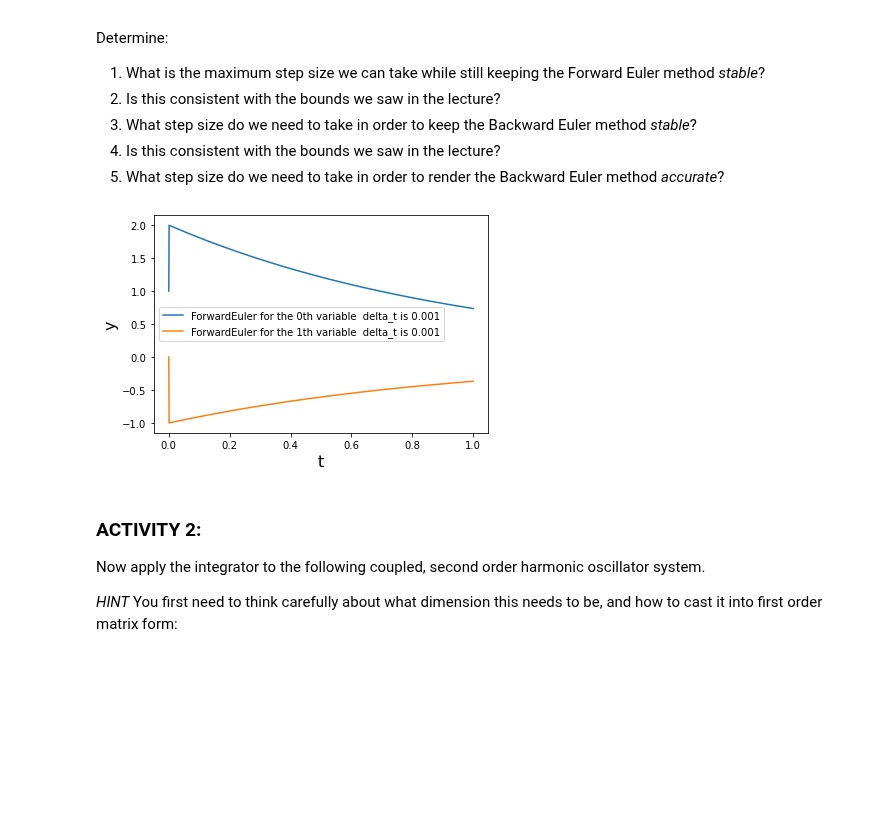
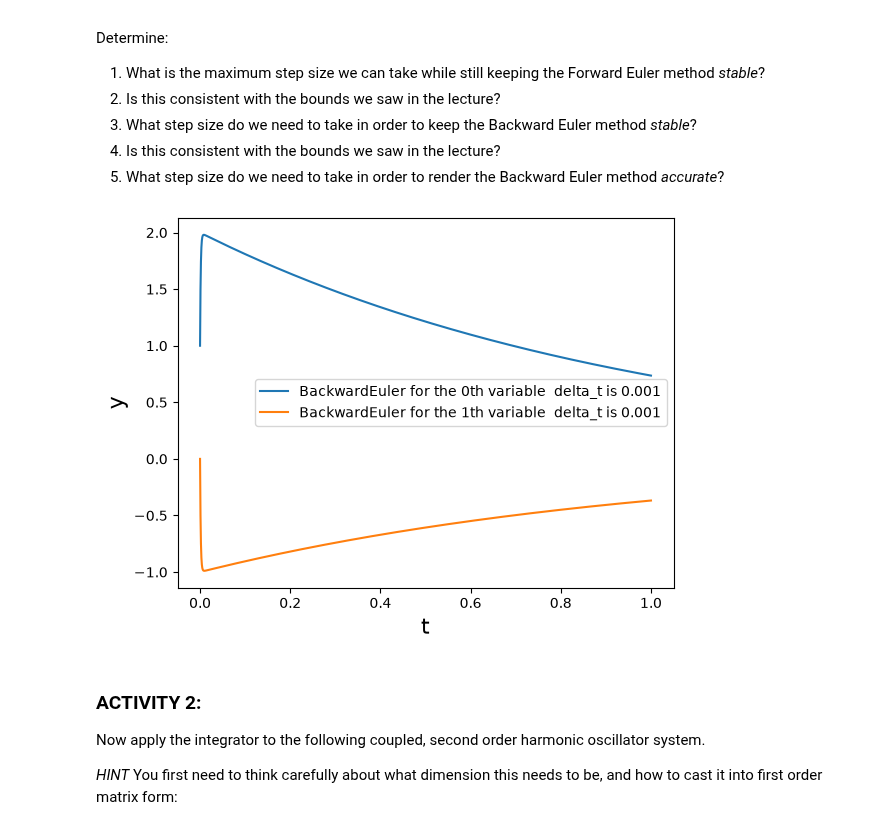
Before and after one commit to Hyphern/TopicsInSciComp, a Jupyter notebook: Notebooks/Week5_LabExercises.ipynb, the cells around one changed output. Cells and saved outputs as stored; diff of their text form; code cells hidden in the pictures; blank space fills up the shorter version.

```diff
--- a/Notebooks/Week5_LabExercises.ipynb
+++ b/Notebooks/Week5_LabExercises.ipynb
@@ -112,6 +112,8 @@ class ExplicitLinearIntegrator :
     def calculate_solution(self, y0) :
         if (self.method == "ForwardEuler") :
             self.integrate_using_forward_Euler(y0)
+        elif (self.method == "BackwardEuler") :
+            self.integrate_using_backward_Euler(y0)
         else :
             assert False, 'integration method not implemented'
 
@@ -130,36 +132,51 @@ class ExplicitLinearIntegrator :
         h = self._delta_t
         for itime, time in enumerate(self.t_solution) :
             if itime == 0 :
                 self._y_solution[itime,:] = y0
             else :
                 I_matrix = np.eye(self._dimension)
                 I_minus_hC = I_matrix - h * self.C_matrix
                 yold = np.matrix(self._y_solution[itime-1, :])
                 # Need to be a bit careful with the shapes here
                 yold = yold.transpose()
                 ynew = I_minus_hC * yold
                 ynew = ynew.transpose()
                 self._y_solution[itime,:] = ynew
 
     #UPDATE ME!
-    #def integrate_using_backward_Euler(self, y0) :
+    def integrate_using_backward_Euler(self, y0) :
+        h = self._delta_t
+        for itime, time in enumerate(self.t_solution) :
+            if itime == 0 :
+                self._y_solution[itime,:] = y0
+            else:
+                I_matrix = np.eye(self._dimension)
+                I_plus_hC = I_matrix + h * self.C_matrix
+                I_plus_hC_inv = np.linalg.inv(I_plus_hC)
+                yold = np.matrix(self._y_solution[itime-1, :])
+                yold = yold.transpose()
+                ynew = I_plus_hC_inv * yold
+                ynew = ynew.transpose()
+                self._y_solution[itime,:] = ynew
+
+
 
 
 # How to use the class - example from the lecture
 C_matrix = np.matrix([[-998, -1998], [999, 1999]]) # Minus the one in the equations
 y0 = np.array([1.0, 0.0])
 max_time = 1.0
 N_time_steps = 1000
 
 # Define an object of the class
 stiff_problem_integrator = ExplicitLinearIntegrator(C_matrix, max_time,
-                                         N_time_steps, "ForwardEuler")
+                                         N_time_steps, "BackwardEuler")
 
 # Find and plot the solution
 stiff_problem_integrator.calculate_solution(y0)
 stiff_problem_integrator.plot_solution()
 # %% [output]
-[figure, old version]
+[figure, new version]
 # %% [markdown]
 ### ACTIVITY 2:
 
```
Also changed, not shown: parts of 7 cells of this notebook.
